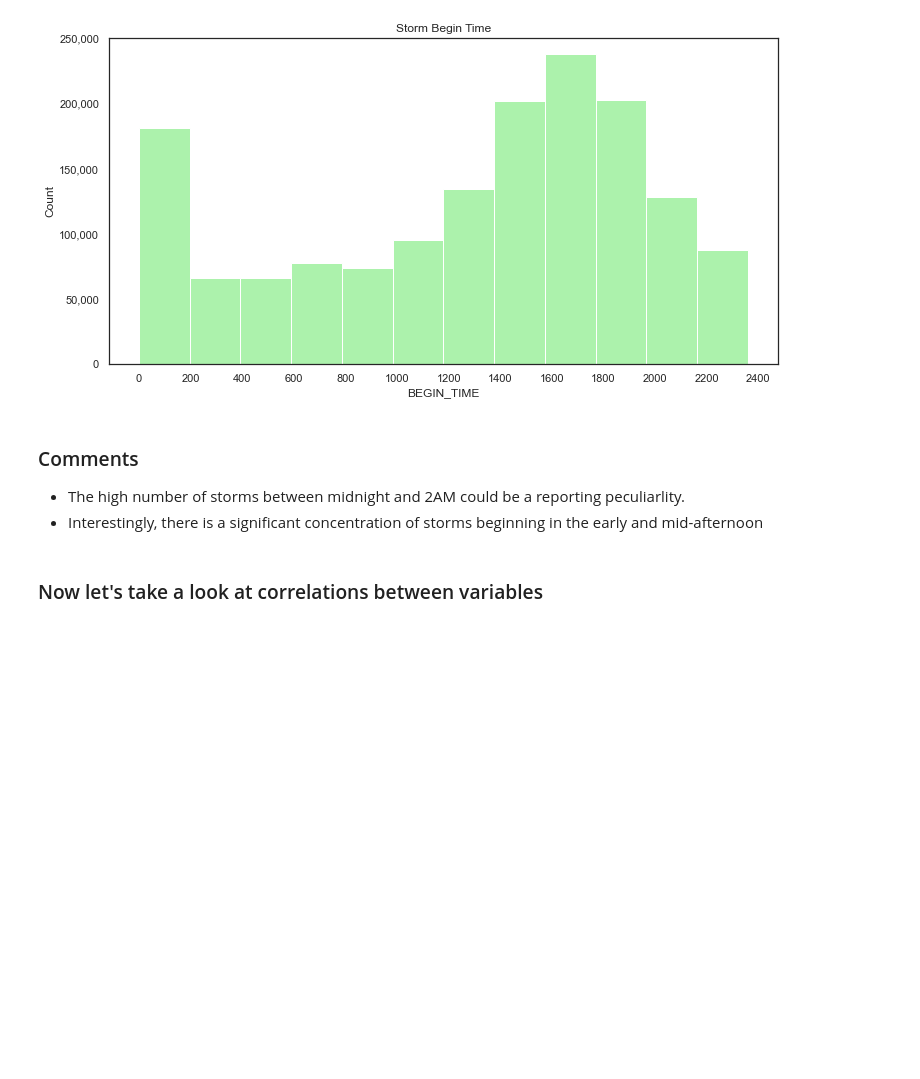
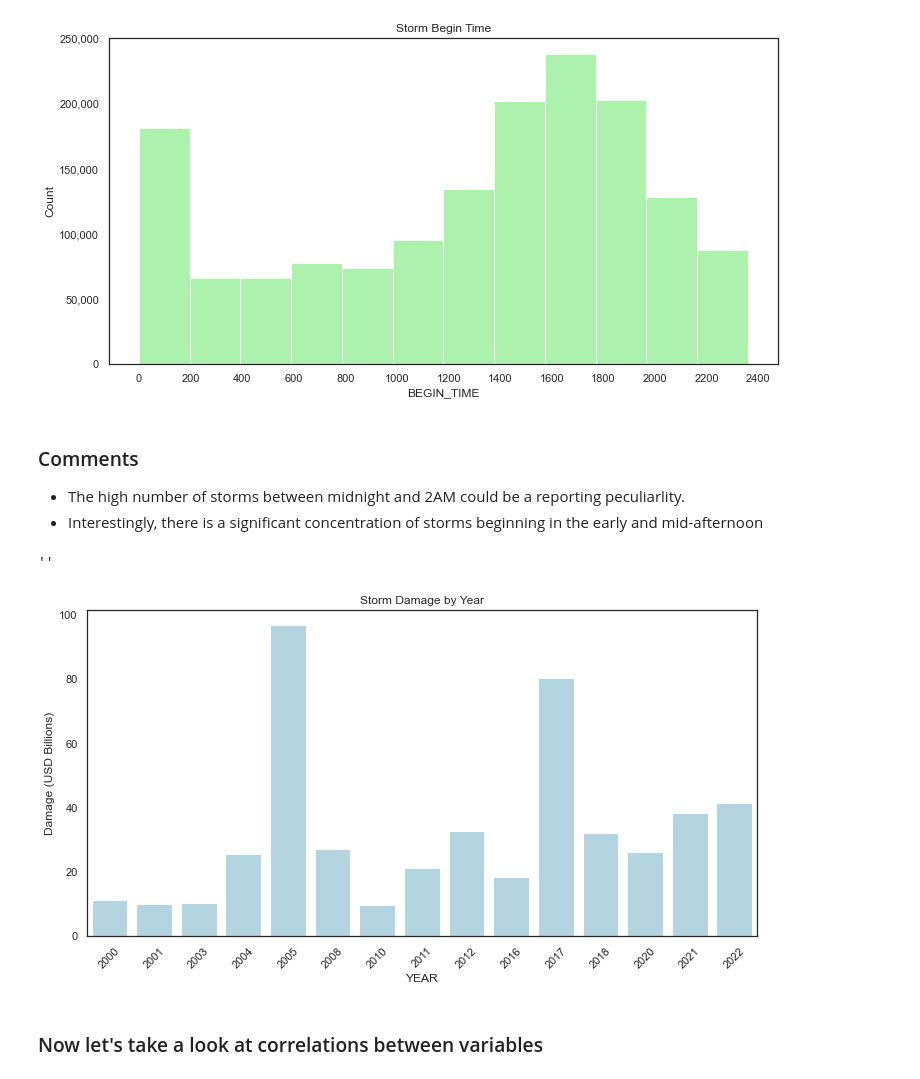
Before and after one commit to topgreg/Severe-Weather-Repo, a Jupyter notebook: Notebooks/SWC - EDA.ipynb, the cells around one changed output. Drawn from its saved outputs; the diff is of its cells as text; code cells hidden in the pictures; blank space fills up the shorter version.

```diff
--- a/Notebooks/SWC - EDA.ipynb
+++ b/Notebooks/SWC - EDA.ipynb
@@ -351,6 +351,26 @@ plt.xticks(np.arange(0, 2400+100, 200))
 ### Comments
 - The high number of storms between midnight and 2AM could be a reporting peculiarlity.
 - Interestingly, there is a significant concentration of storms beginning in the early and mid-afternoon
+# %%
+df_damage_year = pd.DataFrame(df.groupby('YEAR')['DAMAGE_PROPERTY'].sum().sort_values(ascending=False).reset_index()[:15])
+df_damage_year['DAMAGE_PROPERTY'] = df_damage_year['DAMAGE_PROPERTY'] / 1000000000
+#df_event
+
+fig, ax = plt.subplots(figsize = (12 , 6))
+
+#plt.figure(figsize=(12,6))
+plt.title("Storm Damage by Year")
+sns.barplot(x = 'YEAR', y = 'DAMAGE_PROPERTY', data = df_damage_year,
+            color = color_choice2
+            )
+
+ax.set_ylabel("Damage (USD Billions)" , size = 12 )
+ax.set_xlabel( "YEAR" , size = 12 )
+plt.xticks(rotation=45)
+;
+# %% [output]
+''
+[figure, added]
 # %% [markdown]
 ### Now let's take a look at correlations between variables
 # %%
```
Also changed, not shown: parts of 1 cell of this notebook, 1 other file.
